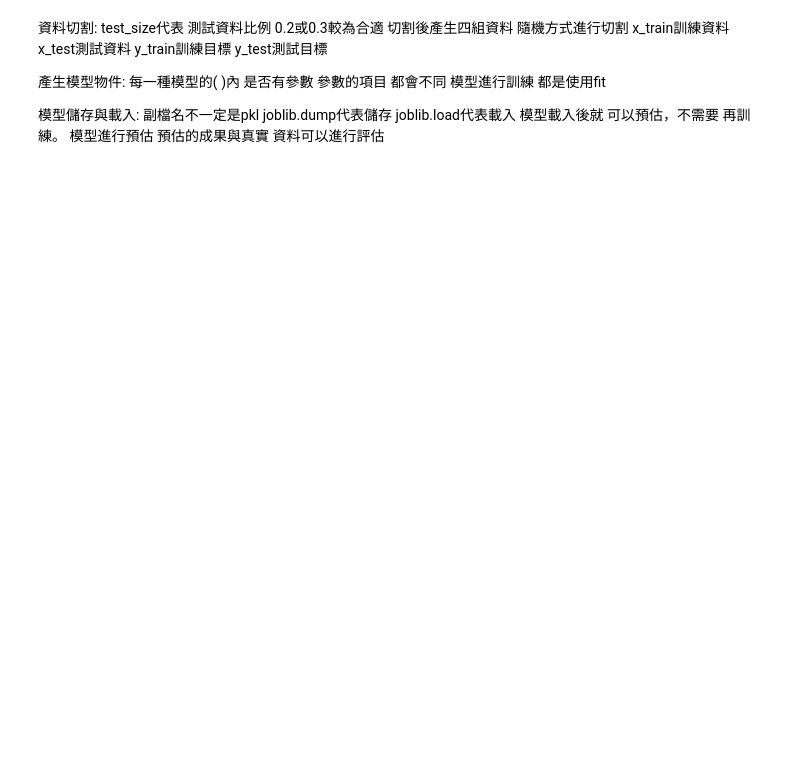
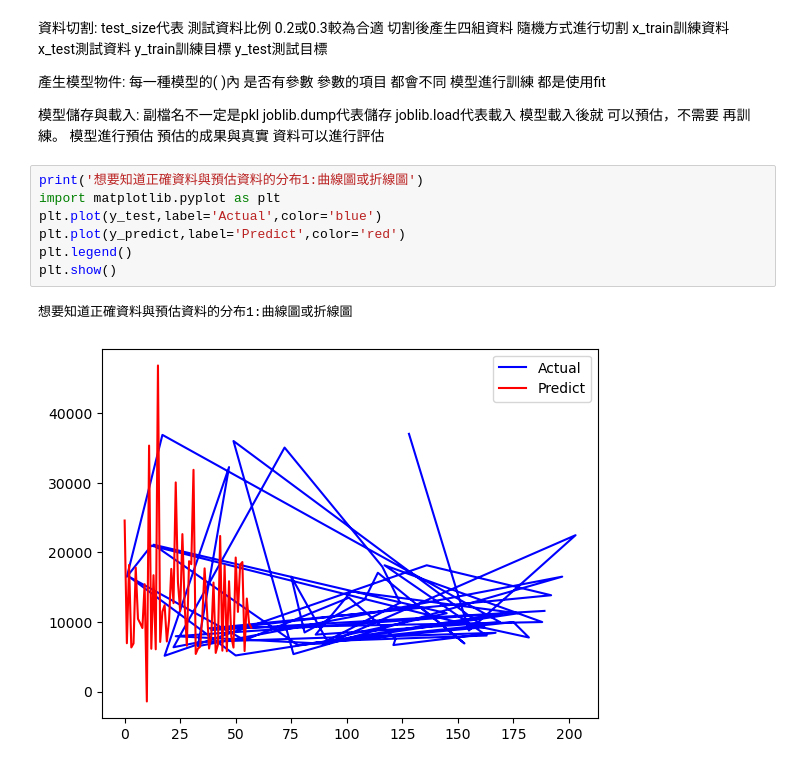
Before and after one commit to a0916065882/James, a Jupyter notebook: lesson24/lesson24_1.ipynb, the cells around one changed output. Saved outputs shown, nothing was run; the diff lists cells and outputs as text; blank space fills up the shorter version.

```diff
--- a/lesson24/lesson24_1.ipynb
+++ b/lesson24/lesson24_1.ipynb
@@ -610,3 +643,13 @@ joblib.load代表載入
 模型進行預估
 預估的成果與真實
 資料可以進行評估
+# %%
+print('想要知道正確資料與預估資料的分布1:曲線圖或折線圖')
+import matplotlib.pyplot as plt
+plt.plot(y_test,label='Actual',color='blue')
+plt.plot(y_predict,label='Predict',color='red')
+plt.legend()
+plt.show()
+# %% [output]
+想要知道正確資料與預估資料的分布1:曲線圖或折線圖
+[figure, added]
```
Also changed, not shown: parts of 15 cells of this notebook, 1 other file.
